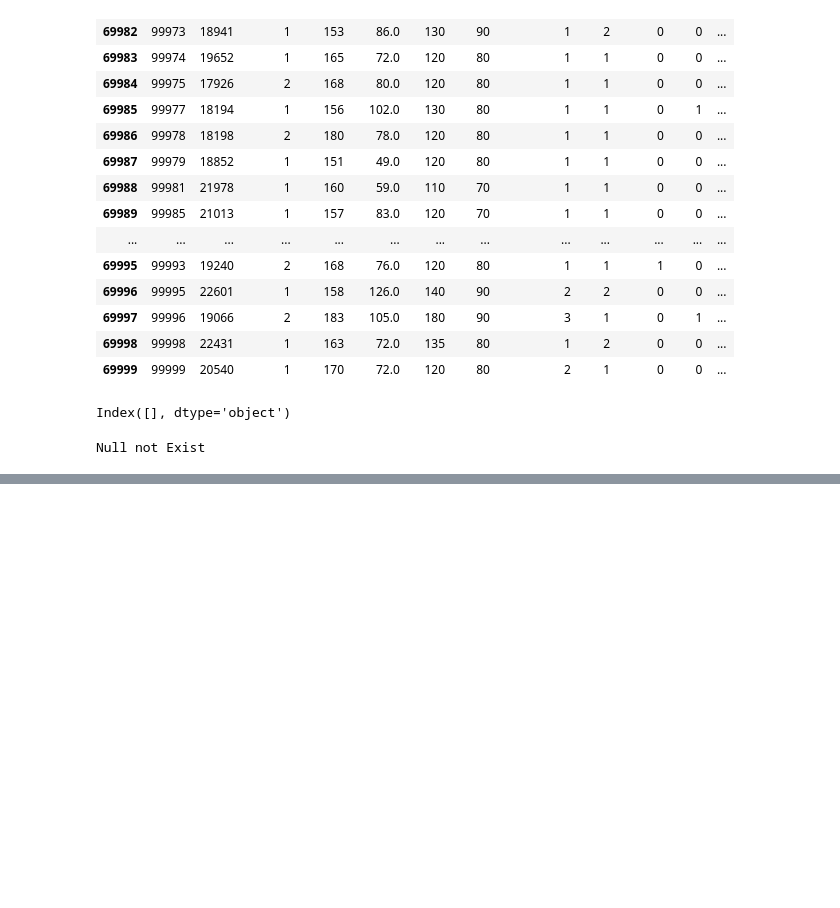
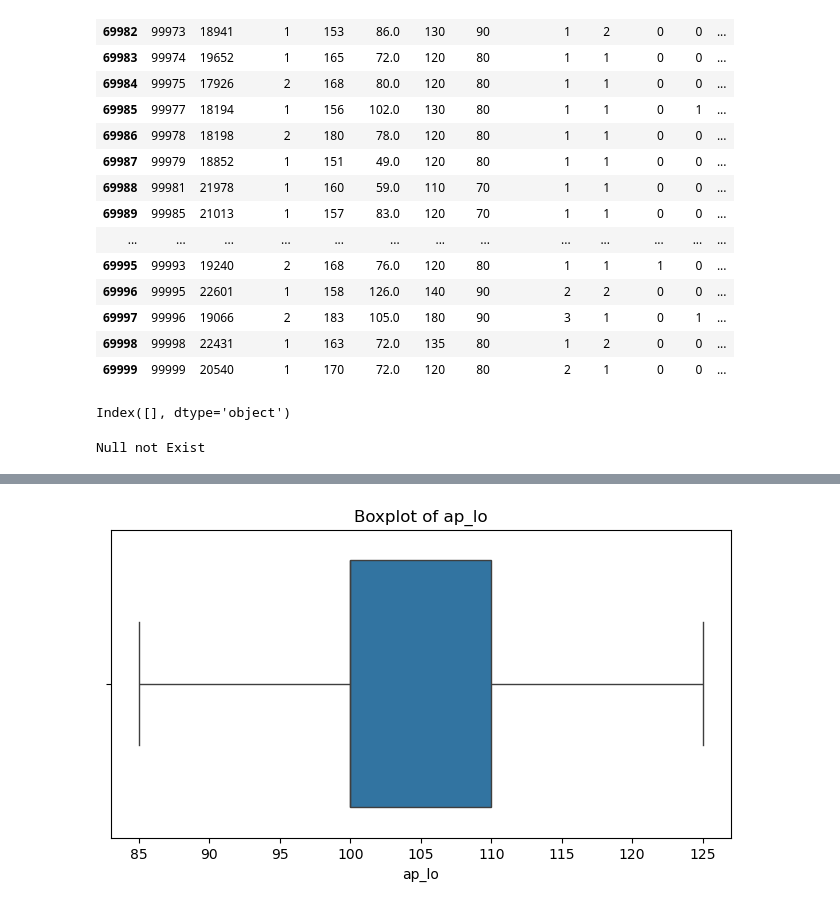
Before and after one commit to S1226M/Engineering_Programs, a Jupyter notebook: Sem-6/MLDL/Cardiovascular Disease/Untitled.ipynb, the cells around one changed output, grey strips where cells are left out. Drawn from its saved outputs; the diff is of its cells as text; code cells hidden in the pictures; blank space fills up the shorter version.

```diff
--- a/Sem-6/MLDL/Cardiovascular Disease/Untitled.ipynb
+++ b/Sem-6/MLDL/Cardiovascular Disease/Untitled.ipynb
@@ -40,0 +186,8 @@ SyntaxError: invalid syntax (3541684750.py, line 1)
+# %%
+Q1 = data['ap_merge'].quantile(0.25)
+Q3 = data['ap_merge'].quantile(0.75)
+IQR = Q3 - Q1
+lower_bound = Q1 - 1.5 * IQR
+upper_bound = Q3 + 1.5 * IQR
+clean_data = data[(data['ap_merge'] >= lower_bound) & (data['ap_merge'] <= upper_bound)]
+clean_data.tail(10)
@@ -40,0 +206,8 @@ SyntaxError: invalid syntax (3541684750.py, line 1)
+# %%
+plt.figure(figsize=(8,4))
+sns.boxplot(x=clean_data['ap_merge'])
+plt.title(f'Boxplot of {col}')
+plt.xlabel(col)
+plt.show()
+# %% [output]
+[figure, added]
```
Also changed, not shown: parts of 15 cells of this notebook, 1 other file.
